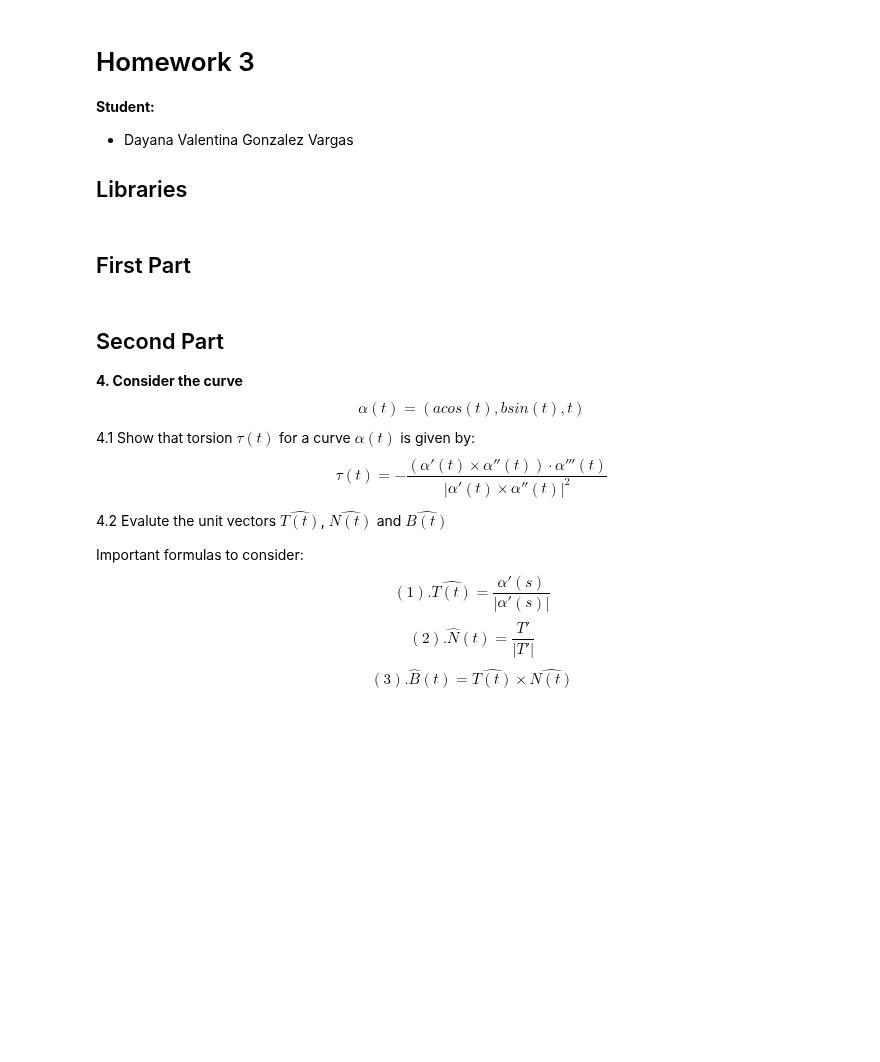
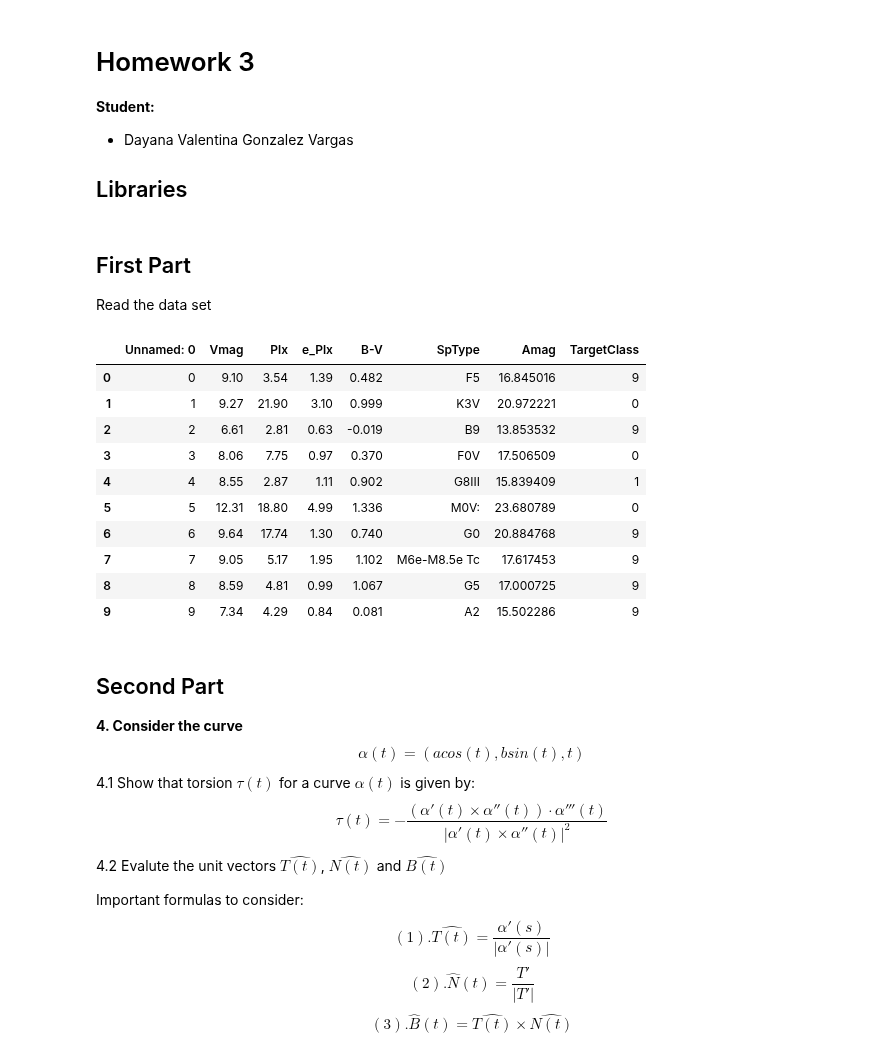
Before and after one commit to DayaVale/Geometria_Computacional, a Jupyter notebook: Homework3/Homework3.ipynb, the cells around one changed output. Cells and saved outputs as stored; diff of their text form; code cells hidden in the pictures; blank space fills up the shorter version.

Commit message:
Cargar Datos

```diff
--- a/Homework3/Homework3.ipynb
+++ b/Homework3/Homework3.ipynb
@@ -13,6 +13,24 @@ import sympy as sp
 from sympy import lambdify
 # %% [markdown]
 ## First Part
+
+Read the data set
+# %%
+url = 'https://raw.githubusercontent.com/nicoavilan/Bases-de-datos/main/star_selection.csv'
+Data_star = pd.read_csv(url)
+Data_star.head(n = 10)
+# %% [output]
+|  | Unnamed: 0 | Vmag | Plx | e_Plx | B-V | SpType | Amag | TargetClass |
+| 0 | 0 | 9.10 | 3.54 | 1.39 | 0.482 | F5 | 16.845016 | 9 |
+| 1 | 1 | 9.27 | 21.90 | 3.10 | 0.999 | K3V | 20.972221 | 0 |
+| 2 | 2 | 6.61 | 2.81 | 0.63 | -0.019 | B9 | 13.853532 | 9 |
+| 3 | 3 | 8.06 | 7.75 | 0.97 | 0.370 | F0V | 17.506509 | 0 |
+| 4 | 4 | 8.55 | 2.87 | 1.11 | 0.902 | G8III | 15.839409 | 1 |
+| 5 | 5 | 12.31 | 18.80 | 4.99 | 1.336 | M0V: | 23.680789 | 0 |
+| 6 | 6 | 9.64 | 17.74 | 1.30 | 0.740 | G0 | 20.884768 | 9 |
+| 7 | 7 | 9.05 | 5.17 | 1.95 | 1.102 | M6e-M8.5e Tc | 17.617453 | 9 |
+| 8 | 8 | 8.59 | 4.81 | 0.99 | 1.067 | G5 | 17.000725 | 9 |
+| 9 | 9 | 7.34 | 4.29 | 0.84 | 0.081 | A2 | 15.502286 | 9 |
 # %% [markdown]
 ## Second Part
 
```
